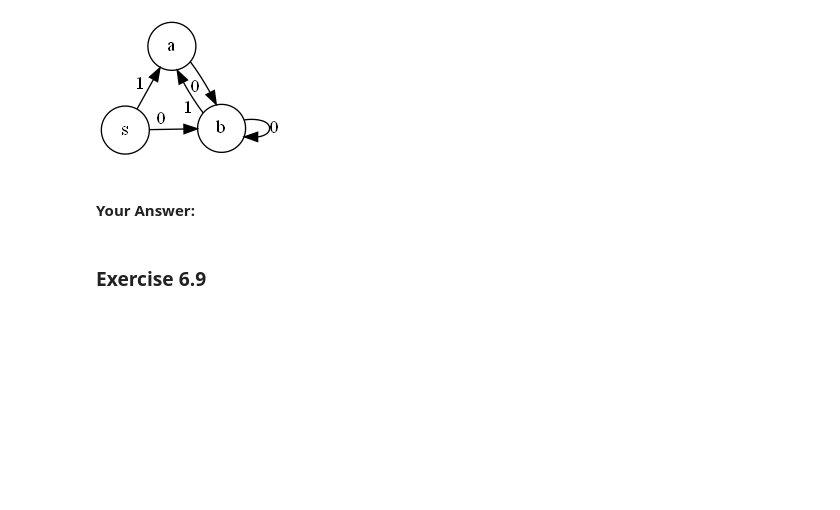
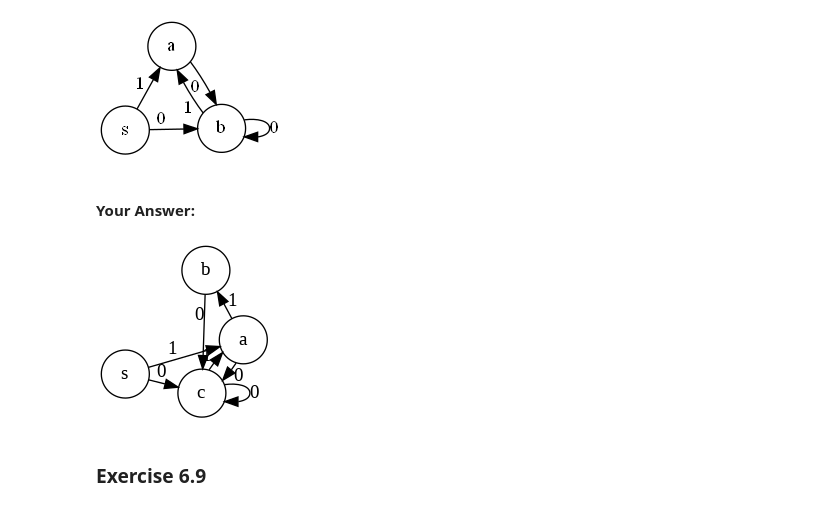
Before and after one commit to DaleMcBride21/DaleMcBride21, a Jupyter notebook: homework/homework-06.ipynb, the cells around one changed output. Saved outputs shown, nothing was run; the diff lists cells and outputs as text; code cells hidden in the pictures; blank space fills up the shorter version.

```diff
--- a/homework/homework-06.ipynb
+++ b/homework/homework-06.ipynb
@@ -243,6 +371,24 @@ display(Image(Source(graph1, format='png').render()))
 [figure]
 # %% [markdown]
 #### Your Answer:
+# %%
+graph = '''
+digraph {
+    layout=neato
+    node [shape=circle]
+    s->a [label=1];
+    s->c [label=0];
+    a->b [label=1];
+    a->c [label=0];
+    b->c [label=0];
+    c->c [label=0];
+    c->a [label=1];
+}'''
+from graphviz import Source
+from IPython.display import Image, display
+display(Image(Source(graph, format='png').render()))
+# %% [output]
+[figure, added]
 # %% [markdown]
 ### Exercise 6.9
 # %% [markdown]
```
Also changed, not shown: parts of 21 cells of this notebook.
